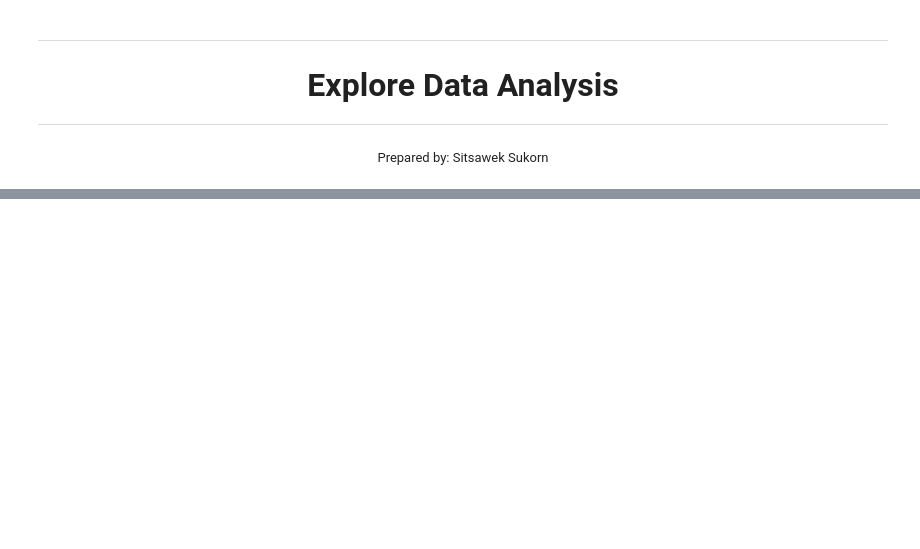
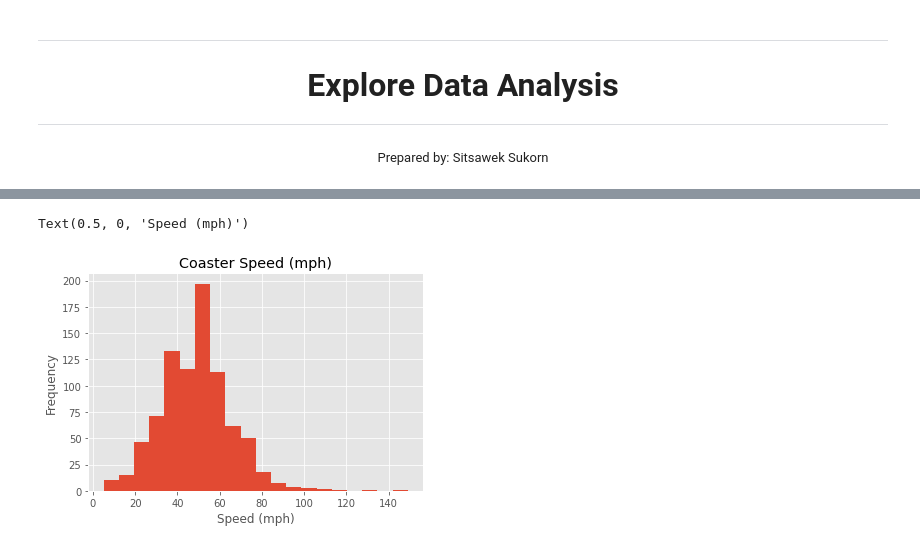
Before and after one commit to sitsawek/EDA, a Jupyter notebook: eda.ipynb, the cells around one changed output, grey strips where cells are left out. Cells and saved outputs as stored; diff of their text form; code cells hidden in the pictures; blank space fills up the shorter version.

```diff
--- a/eda.ipynb
+++ b/eda.ipynb
@@ -30,0 +127,27 @@ df.head()
+# %%
+df = df[['coaster_name',
+# 'Length', 'Speed',
+'Location', 'Status',
+# 'Opening date',
+    #    'Type',
+       'Manufacturer',
+    #    'Height restriction', 'Model', 'Height',
+    #    'Inversions', 'Lift/launch system', 'Cost', 'Trains', 'Park section',
+    #    'Duration', 'Capacity', 'G-force', 'Designer', 'Max vertical angle',
+    #    'Drop', 'Soft opening date', 'Fast Lane available', 'Replaced',
+    #    'Track layout', 'Fastrack available', 'Soft opening date.1',
+    #    'Closing date',
+   #  'Opened',
+    # 'Replaced by', 'Website',
+    #    'Flash Pass Available', 'Must transfer from wheelchair', 'Theme',
+    #    'Single rider line available', 'Restraint Style',
+    #    'Flash Pass available', 'Acceleration', 'Restraints', 'Name',
+       'year_introduced',
+       'latitude', 'longitude',
+       'Type_Main',
+       'opening_date_clean',
+    #    'speed1', 'speed2', 'speed1_value', 'speed1_unit',
+       'speed_mph',
+    #    'height_value', 'height_unit',
+       'height_ft',
+       'Inversions_clean', 'Gforce_clean']].copy()
@@ -30,0 +283,6 @@ df.head()
+# %%
+ax = df['speed_mph'].plot(kind='hist', bins=20, title='Coaster Speed (mph)')
+ax.set_xlabel('Speed (mph)')
+# %% [output]
+Text(0.5, 0, 'Speed (mph)')
+[figure, added]
```
Also changed, not shown: parts of 39 cells of this notebook.
